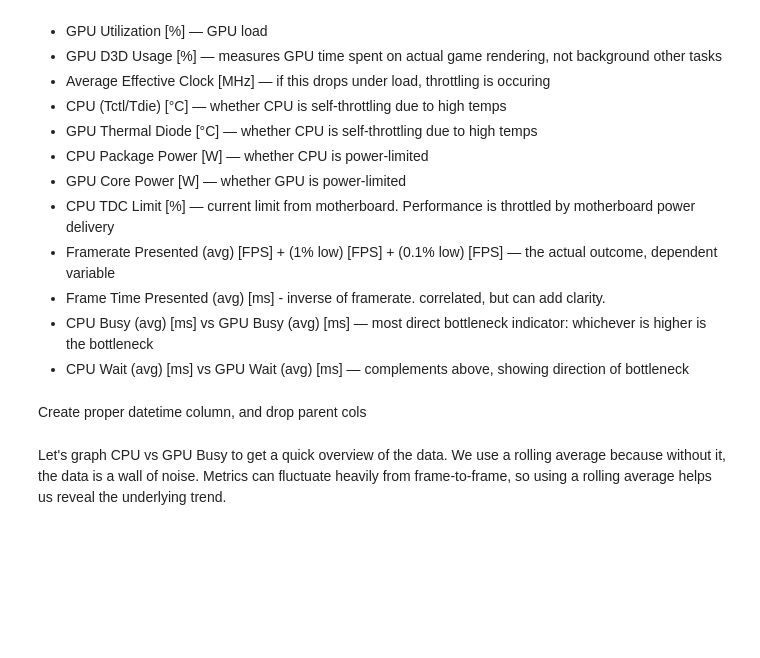
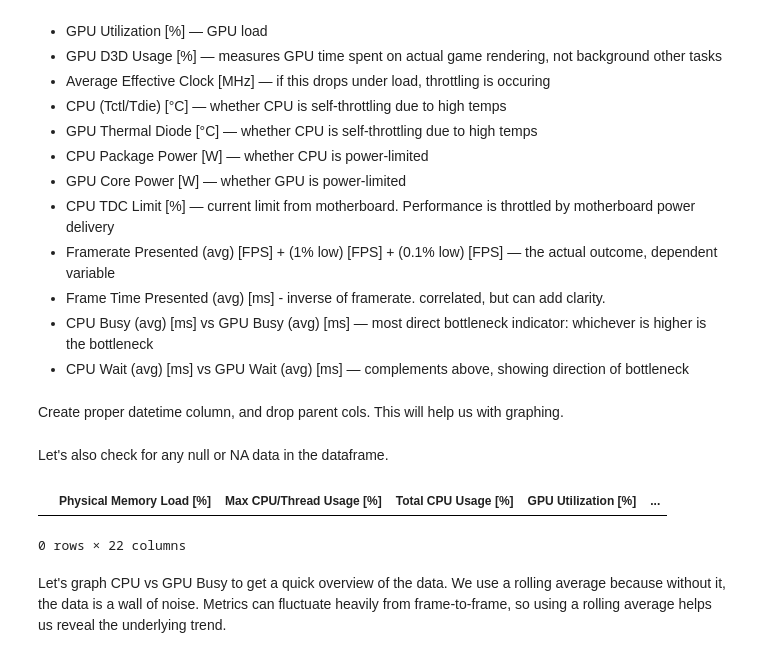
Before and after one commit to bailey4770/bottleneck-analysis, a Jupyter notebook: eda.ipynb, the cells around one changed output. Saved outputs shown, nothing was run; the diff lists cells and outputs as text; code cells hidden in the pictures; blank space fills up the shorter version.

```diff
--- a/eda.ipynb
+++ b/eda.ipynb
@@ -75,12 +81,19 @@ Below is a list of all the variables in the dataset and a brief explanation of t
 - CPU Busy (avg) [ms] vs GPU Busy (avg) [ms] — most direct bottleneck indicator: whichever is higher is the bottleneck
 - CPU Wait (avg) [ms] vs GPU Wait (avg) [ms] — complements above, showing direction of bottleneck
 # %% [markdown]
-Create proper datetime column, and drop parent cols
+Create proper datetime column, and drop parent cols. This will help us with graphing.
 # %%
 panel["Datetime"] = pd.to_datetime(
     panel["Date"] + " " + panel["Time"], dayfirst=True
 )
 panel = panel.drop(["Date", "Time"], axis=1)
+# %% [markdown]
+Let's also check for any null or NA data in the dataframe.
+# %%
+panel.loc[panel.isna().any(axis=1)]
+# %% [output]
+|  | Physical Memory Load [%] | Max CPU/Thread Usage [%] | Total CPU Usage [%] | GPU Utilization [%] | ... |
+0 rows × 22 columns
 # %% [markdown]
 Let's graph CPU vs GPU Busy to get a quick overview of the data. We use a rolling average because without it, the data is a wall of noise. Metrics can fluctuate heavily from frame-to-frame, so using a rolling average helps us reveal the underlying trend.
 # %%
```
Also changed, not shown: parts of 3 cells of this notebook.
